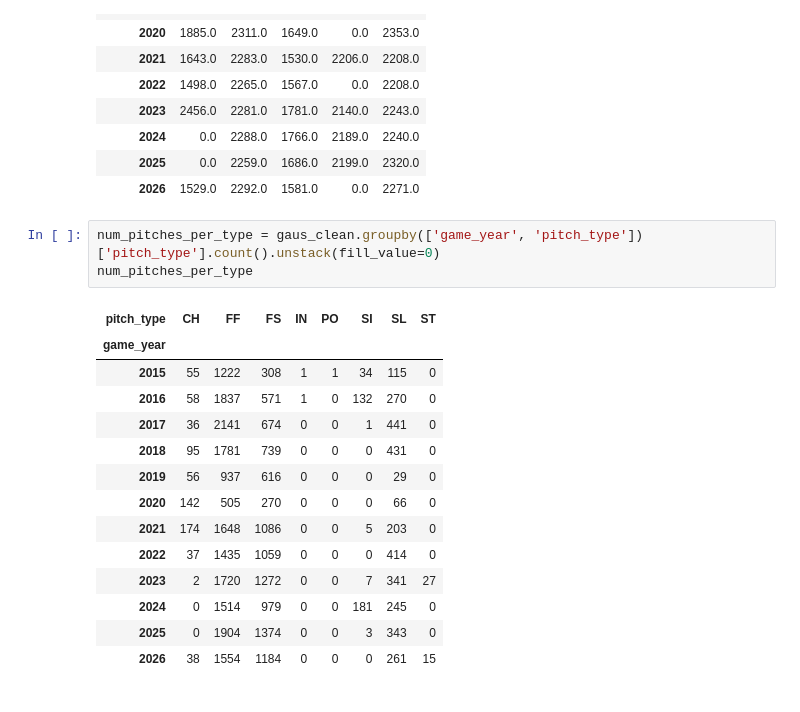
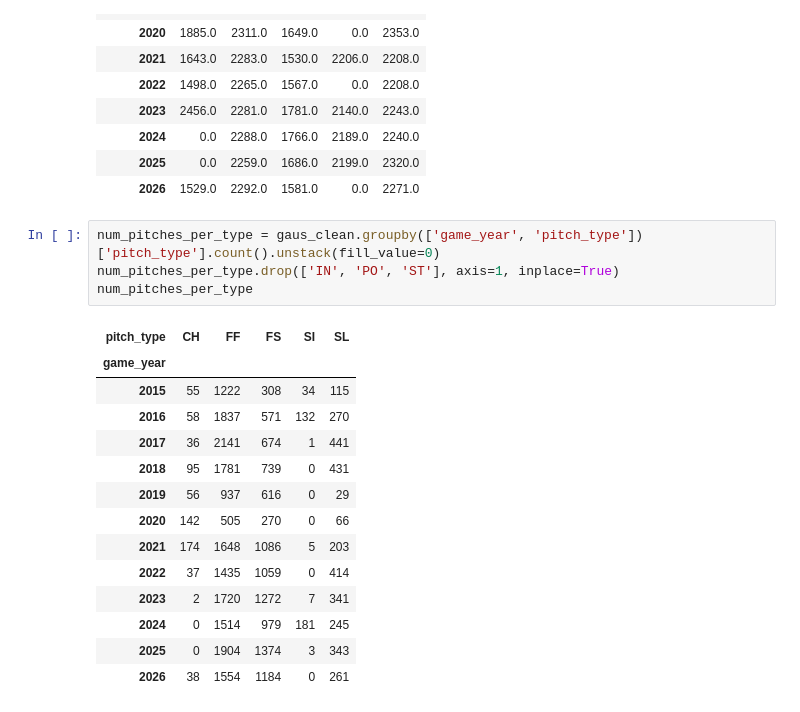
Before and after one commit to mrbuddyoldpal/pitcher-profile, a Jupyter notebook: notebooks/gausman_profile.ipynb, the cells around one changed output. Saved outputs shown, nothing was run; the diff lists cells and outputs as text.

```diff
--- a/notebooks/gausman_profile.ipynb
+++ b/notebooks/gausman_profile.ipynb
@@ -130,19 +134,20 @@ avg_spin_rate.round()
 | 2026 | 1529.0 | 2292.0 | 1581.0 | 0.0 | 2271.0 |
 # %%
 num_pitches_per_type = gaus_clean.groupby(['game_year', 'pitch_type'])['pitch_type'].count().unstack(fill_value=0)
+num_pitches_per_type.drop(['IN', 'PO', 'ST'], axis=1, inplace=True)
 num_pitches_per_type
 # %% [output]
-| pitch_type | CH | FF | FS | IN | PO | SI | SL | ST |
-| game_year |  |  |  |  |  |  |  |  |
-| 2015 | 55 | 1222 | 308 | 1 | 1 | 34 | 115 | 0 |
-| 2016 | 58 | 1837 | 571 | 1 | 0 | 132 | 270 | 0 |
-| 2017 | 36 | 2141 | 674 | 0 | 0 | 1 | 441 | 0 |
-| 2018 | 95 | 1781 | 739 | 0 | 0 | 0 | 431 | 0 |
-| 2019 | 56 | 937 | 616 | 0 | 0 | 0 | 29 | 0 |
-| 2020 | 142 | 505 | 270 | 0 | 0 | 0 | 66 | 0 |
-| 2021 | 174 | 1648 | 1086 | 0 | 0 | 5 | 203 | 0 |
-| 2022 | 37 | 1435 | 1059 | 0 | 0 | 0 | 414 | 0 |
-| 2023 | 2 | 1720 | 1272 | 0 | 0 | 7 | 341 | 27 |
-| 2024 | 0 | 1514 | 979 | 0 | 0 | 181 | 245 | 0 |
-| 2025 | 0 | 1904 | 1374 | 0 | 0 | 3 | 343 | 0 |
-| 2026 | 38 | 1554 | 1184 | 0 | 0 | 0 | 261 | 15 |
+| pitch_type | CH | FF | FS | SI | SL |
+| game_year |  |  |  |  |  |
+| 2015 | 55 | 1222 | 308 | 34 | 115 |
+| 2016 | 58 | 1837 | 571 | 132 | 270 |
+| 2017 | 36 | 2141 | 674 | 1 | 441 |
+| 2018 | 95 | 1781 | 739 | 0 | 431 |
+| 2019 | 56 | 937 | 616 | 0 | 29 |
+| 2020 | 142 | 505 | 270 | 0 | 66 |
+| 2021 | 174 | 1648 | 1086 | 5 | 203 |
+| 2022 | 37 | 1435 | 1059 | 0 | 414 |
+| 2023 | 2 | 1720 | 1272 | 7 | 341 |
+| 2024 | 0 | 1514 | 979 | 181 | 245 |
+| 2025 | 0 | 1904 | 1374 | 3 | 343 |
+| 2026 | 38 | 1554 | 1184 | 0 | 261 |
```
Also changed, not shown: parts of 7 cells of this notebook.
